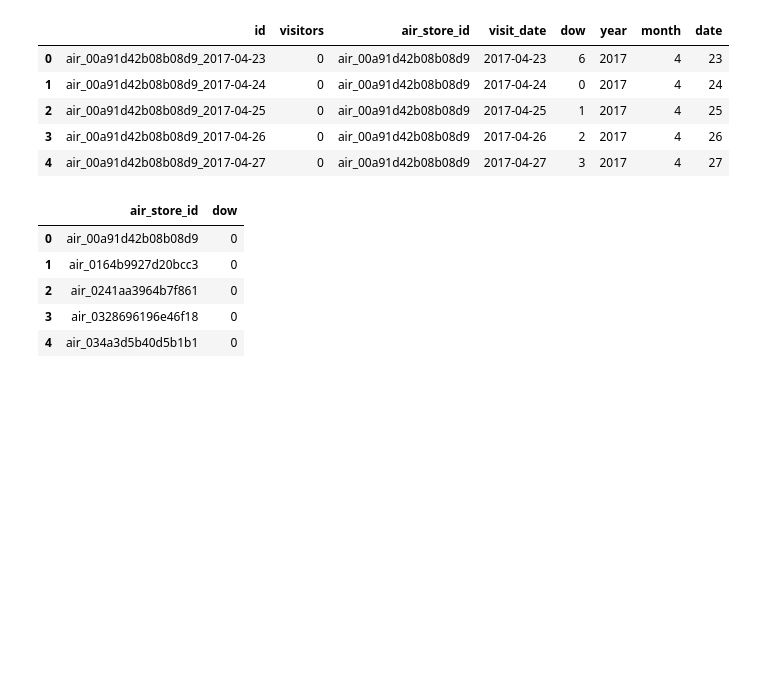
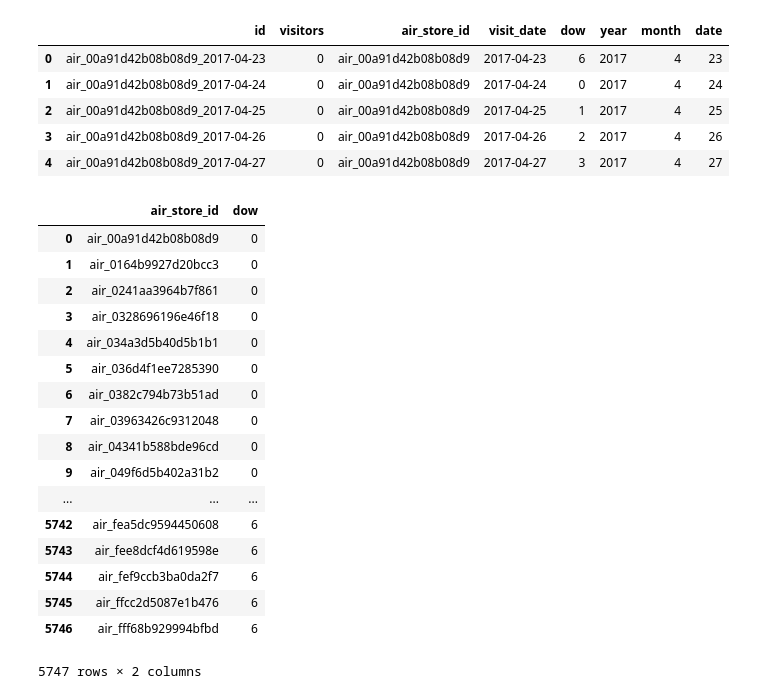
Before and after one commit to dongzhang84/Kaggle, a Jupyter notebook: Restaurant_Visitor_Forecasting/Visitor_forecasting_v3.ipynb, the cells around one changed output. Drawn from its saved outputs; the diff is of its cells as text; code cells hidden in the pictures; blank space fills up the shorter version.

```diff
--- a/Restaurant_Visitor_Forecasting/Visitor_forecasting_v3.ipynb
+++ b/Restaurant_Visitor_Forecasting/Visitor_forecasting_v3.ipynb
@@ -179,11 +179,23 @@ unique_stores = df_submission['air_store_id'].unique()
 stores = pd.concat([pd.DataFrame({'air_store_id': unique_stores, 'dow': [i]*len(unique_stores)}) for i in range(7)],
                    axis=0, ignore_index=True).reset_index(drop=True)
 # %%
-stores.head()
+stores
 # %% [output]
 |  | air_store_id | dow |
 | 0 | air_00a91d42b08b08d9 | 0 |
 | 1 | air_0164b9927d20bcc3 | 0 |
 | 2 | air_0241aa3964b7f861 | 0 |
 | 3 | air_0328696196e46f18 | 0 |
 | 4 | air_034a3d5b40d5b1b1 | 0 |
+| 5 | air_036d4f1ee7285390 | 0 |
+| 6 | air_0382c794b73b51ad | 0 |
+| 7 | air_03963426c9312048 | 0 |
+| 8 | air_04341b588bde96cd | 0 |
+| 9 | air_049f6d5b402a31b2 | 0 |
+| ... | ... | ... |
+| 5742 | air_fea5dc9594450608 | 6 |
+| 5743 | air_fee8dcf4d619598e | 6 |
+| 5744 | air_fef9ccb3ba0da2f7 | 6 |
+| 5745 | air_ffcc2d5087e1b476 | 6 |
+| 5746 | air_fff68b929994bfbd | 6 |
+5747 rows × 2 columns
```
Also changed, not shown: parts of 31 cells of this notebook.
